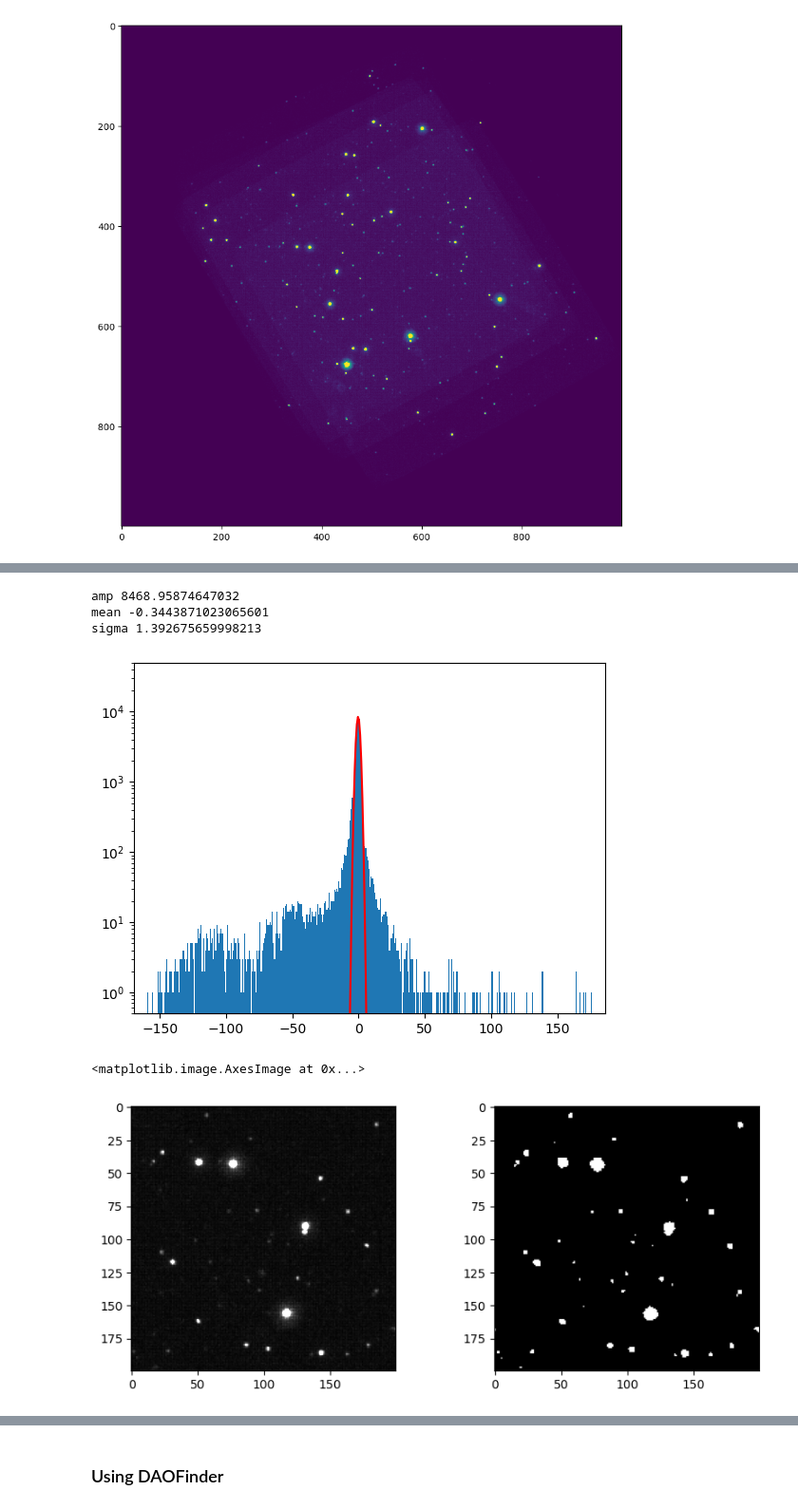
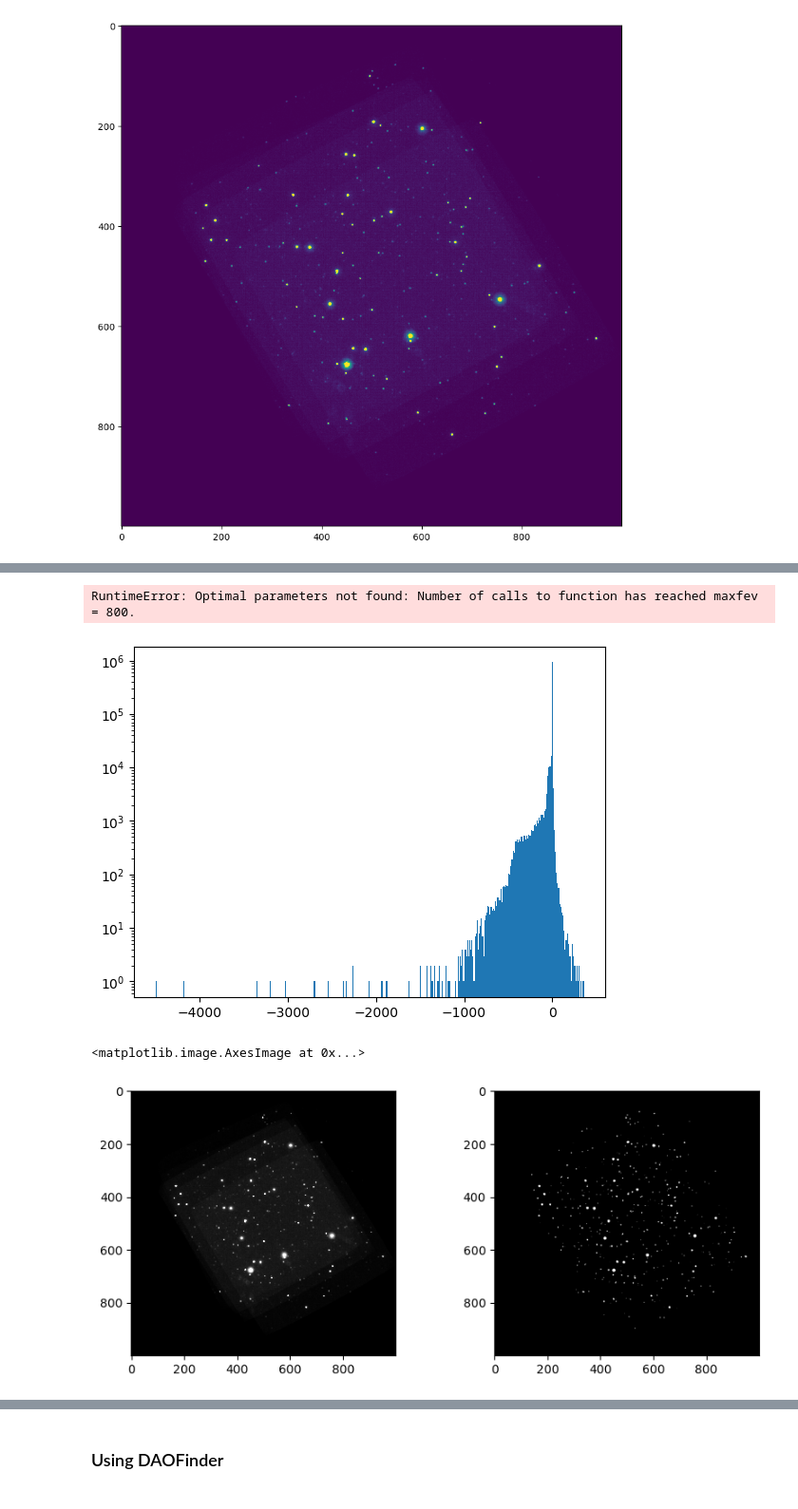
Before and after one commit to saphiooo/counting_stars, a Jupyter notebook: swift_uvot_events.ipynb, the cells around one changed output, grey strips where cells are left out. Shown at 95% size. Drawn from its saved outputs; the diff is of its cells as text; code cells hidden in the pictures.

```diff
--- a/swift_uvot_events.ipynb
+++ b/swift_uvot_events.ipynb
@@ -218,7 +222,7 @@ def calculate_ratio (testImg, x, y):
 
     return signal/total_noise
 # %%
-testImg = flatImg[400:600, 300:500]
+testImg = flatImg
 plt.imshow(testImg, vmin=0, vmax=500)
 testImg.shape
 # %% [output]
@@ -260,29 +264,28 @@ plt.axis([min(snrData) - 10, max(snrData) + 10, 0.5, 50000])
 print('amp', popt[0], '\nmean', popt[1], '\nsigma', popt[2])
 amp, mean, stdev = popt
 # %% [output]
-amp 8468.95874647032
-mean -0.3443871023065601
-sigma 1.392675659998213
+RuntimeError: Optimal parameters not found: Number of calls to function has reached maxfev = 800.
-[figure, old version]
+[figure, new version]
 # %%
-threshold = mean + 5 * stdev
+#threshold = mean + 5 * stdev
+threshold = 5
 
 ## apply threshold on testImg
 imgCut = np.zeros(snrImg.shape)
 
 for i in range(len(snrImg)):
     for j in range(len(snrImg[0])):
         if (snrImg[i, j] >= threshold):
             imgCut[i, j] = 100
         else:
             imgCut[i, j] = 0
 
 fig, axes = plt.subplots(nrows=1, ncols=2, figsize=(10,4))
-axes[0].imshow(testImg, cmap='gray', vmin=0, vmax=200)
+axes[0].imshow(testImg, cmap='gray', vmin=0, vmax=100)
 axes[1].imshow(imgCut, cmap='gray')
 # %% [output]
 <matplotlib.image.AxesImage at 0x...>
-[figure, old version]
+[figure, new version]
 # %%
 ## counting the stars
 
```
Also changed, not shown: parts of 34 cells of this notebook, 1 other file.
